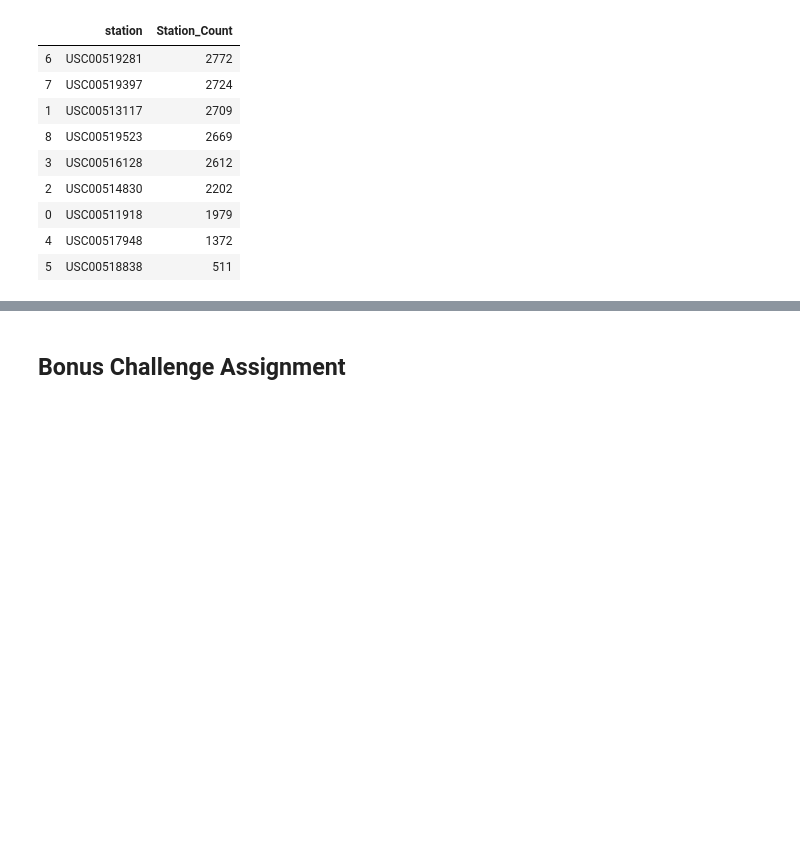
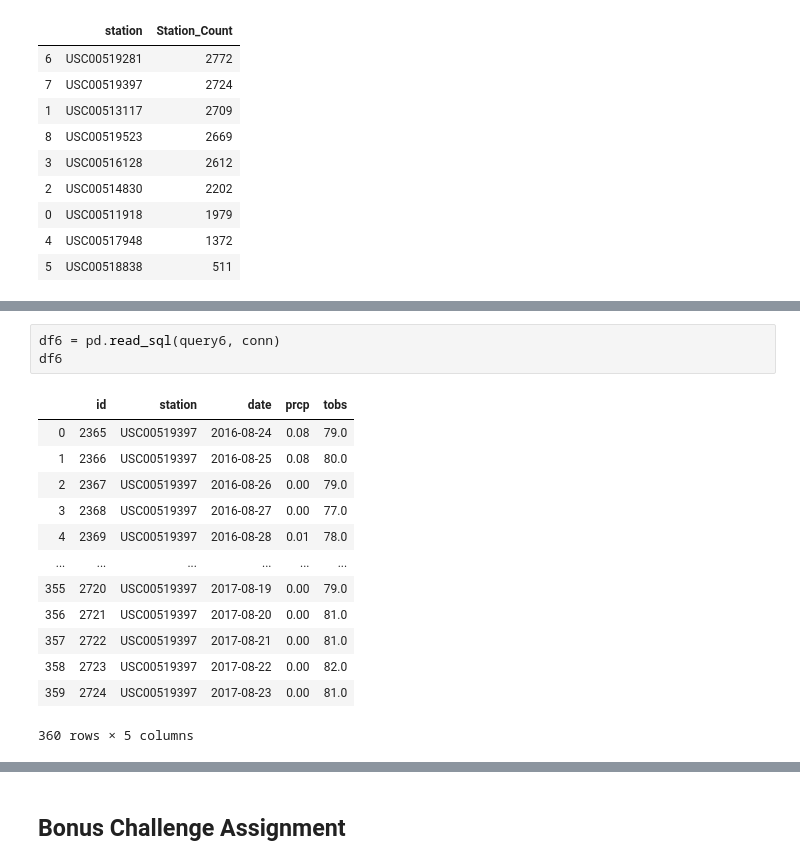
Before and after one commit to yaitouny/SMU_homework, a Jupyter notebook: 10-Advanced-Data-Storage-and-Retrieval/sqlalchemy_challenge/climate_starter.ipynb, the cells around one changed output, grey strips where cells are left out. Saved outputs shown, nothing was run; the diff lists cells and outputs as text; blank space fills up the shorter version.

```diff
--- a/10-Advanced-Data-Storage-and-Retrieval/sqlalchemy_challenge/climate_starter.ipynb
+++ b/10-Advanced-Data-Storage-and-Retrieval/sqlalchemy_challenge/climate_starter.ipynb
@@ -226,0 +280,17 @@ df3.sort_values('Station_Count', ascending=False)
+# %%
+df6 = pd.read_sql(query6, conn)
+df6
+# %% [output]
+|  | id | station | date | prcp | tobs |
+| 0 | 2365 | USC00519397 | 2016-08-24 | 0.08 | 79.0 |
+| 1 | 2366 | USC00519397 | 2016-08-25 | 0.08 | 80.0 |
+| 2 | 2367 | USC00519397 | 2016-08-26 | 0.00 | 79.0 |
+| 3 | 2368 | USC00519397 | 2016-08-27 | 0.00 | 77.0 |
+| 4 | 2369 | USC00519397 | 2016-08-28 | 0.01 | 78.0 |
+| ... | ... | ... | ... | ... | ... |
+| 355 | 2720 | USC00519397 | 2017-08-19 | 0.00 | 79.0 |
+| 356 | 2721 | USC00519397 | 2017-08-20 | 0.00 | 81.0 |
+| 357 | 2722 | USC00519397 | 2017-08-21 | 0.00 | 81.0 |
+| 358 | 2723 | USC00519397 | 2017-08-22 | 0.00 | 82.0 |
+| 359 | 2724 | USC00519397 | 2017-08-23 | 0.00 | 81.0 |
+360 rows × 5 columns
```
Also changed, not shown: parts of 6 cells of this notebook.
